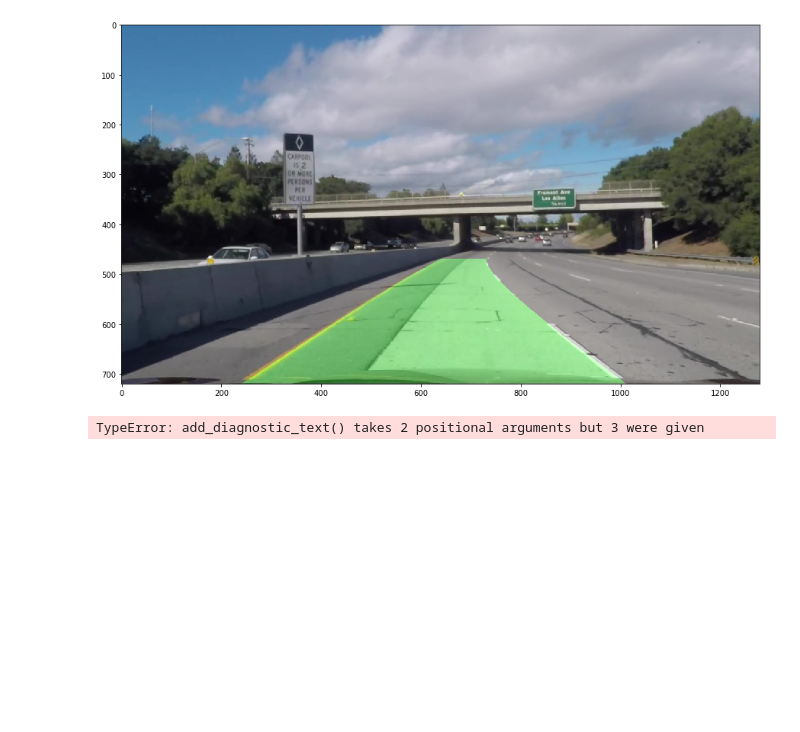
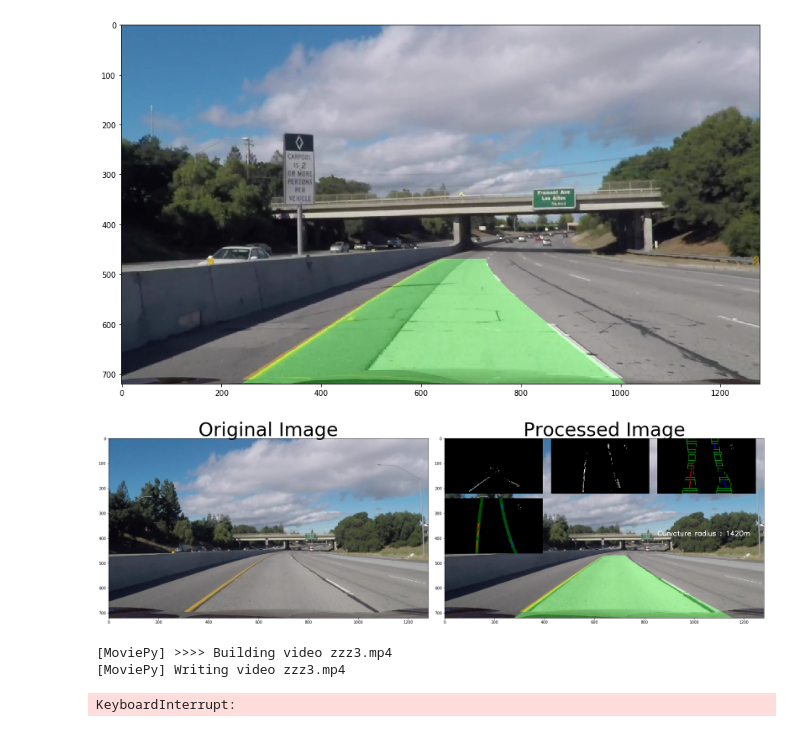
Before and after one commit to kirilcvetkov92/Advanced-Lane-Detection, a Jupyter notebook: Notebook.ipynb, the cells around one changed output. Drawn from its saved outputs; the diff is of its cells as text; code cells hidden in the pictures; blank space fills up the shorter version.

```diff
--- a/Notebook.ipynb
+++ b/Notebook.ipynb
@@ -203,8 +203,7 @@ plt.imshow(result)
 [figure]
 # %%
 def pipeline_final(img):
-    global prev_left_fit
-    global prev_right_fit
+
     global caches
 
     is_blind = False
@@ -218,13 +217,10 @@ def pipeline_final(img):
 
     warped, filled = perspective_transform_with_filled_area(img, filtered_image)
 
-    blind_search = False
 
     ploty, left_fitx, right_fitx, left_fit, right_fit, deep_search = get_lane_rectangles(warped, left_fit, right_fit, is_blind)
     if not caches :
         caches = [left_fit, right_fit, is_blind]
-    #lind_search = False
-
 
     if caches :
         left_fit, right_fit, is_blind  = caches
@@ -232,56 +228,45 @@ def pipeline_final(img):
         caches = [left_fit, right_fit, is_blind]
 
 
-    prev_left_fit = left_fit
-    prev_right_fit = right_fit
+
     result = inverse_perspective_transform(img, warped, left_fitx, right_fitx, ploty)
 
     left_rad_curvature = get_curvature_radius(left_fit, ploty)
     right_rad_curvature = get_curvature_radius(right_fit, ploty)
     avg_rad_curvature = (left_rad_curvature+right_rad_curvature)/2
-    print('radius : ', avg_rad_curvature)
+    radius_text = "Curvature radius : " + str(int(avg_rad_curvature)) + "m"
 
     result  = add_diagnostic_image(result, filtered_image, 0)
     result  = add_diagnostic_image(result, warped, 1)
     result  = add_diagnostic_image(result, deep_search, 2)
     result  = add_diagnostic_image(result, out_img, 3)
-    result  = add_diagnostic_text(result, "Curvature radius : ", 5)
+    result  = add_diagnostic_text(result, radius_text, 5, offset=150)
 
     return result
 # %%
 img = mpimg.imread('Challenge_video_Moment4.jpg')
 
-prev_left_fit=[]
-prev_right_fit=[]
+# Reinitialize some global variables.
 caches = []
-
-# Reinitialize some global variables.
-polyfit_left = None
-polyfit_right = None
-past_good_right_lines = []
-past_good_left_lines = []
-running_mean_difference_between_lines = 0
 
 # Apply pipeline
 processed = pipeline_final(img)
 
 # Plot the 2 images
 f, (ax1, ax2) = plt.subplots(1, 2, figsize=(24, 9))
 f.tight_layout()
 ax1.imshow(img)
 ax1.set_title('Original Image', fontsize=50)
 ax2.imshow(processed, cmap='gray')
 ax2.set_title('Processed Image', fontsize=50)
 plt.subplots_adjust(left=0., right=1, top=0.9, bottom=0.)
 # %% [output]
-TypeError: add_diagnostic_text() takes 2 positional arguments but 3 were given
+[figure, added]
 # %%
 # from moviepy.editor import VideoFileClip
-# Reinitialize some global variables.
 from moviepy.editor import VideoFileClip
 
-prev_left_fit=[]
-prev_right_fit=[]
+# Reinitialize some global variables.
 caches = []
 
 polyfit_left = None
@@ -291,7 +276,11 @@ past_good_left_lines = []
 running_mean_difference_between_lines = 0
 
 
-output = 'zzz2.mp4'
-clip1 = VideoFileClip("challenge_video.mp4")
+output = 'zzz3.mp4'
+clip1 = VideoFileClip("project_video.mp4")
 white_clip = clip1.fl_image(pipeline_final) #NOTE: this function expects color images!!
 %time white_clip.write_videofile(output, audio=False)
+# %% [output]
+[MoviePy] >>>> Building video zzz3.mp4
+[MoviePy] Writing video zzz3.mp4
+KeyboardInterrupt:
```
